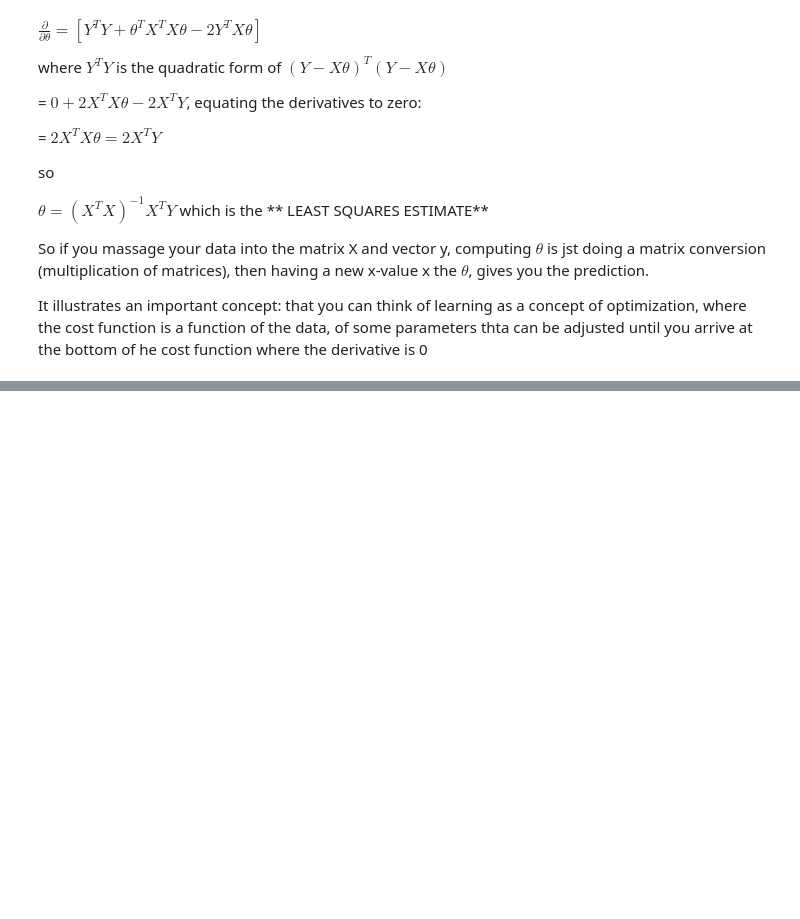
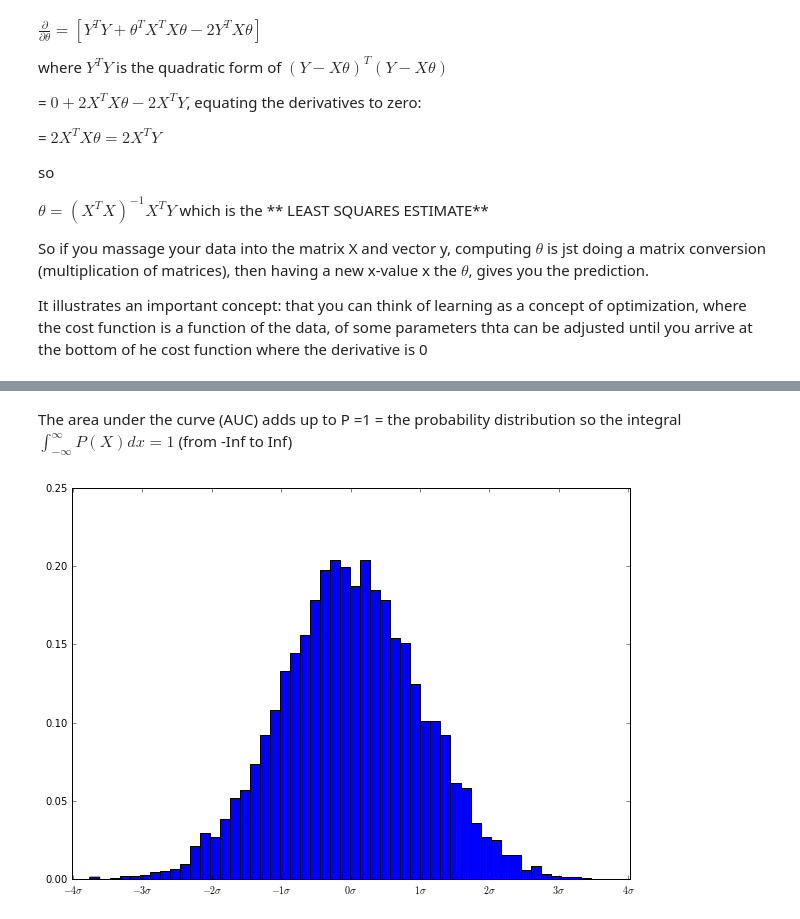
Before and after one commit to rmania/datascience, a Jupyter notebook: ubc_ml/Linear_prediction.ipynb, the cells around one changed output, grey strips where cells are left out. Drawn from its saved outputs; the diff is of its cells as text; code cells hidden in the pictures; blank space fills up the shorter version.

```diff
--- a/ubc_ml/Linear_prediction.ipynb
+++ b/ubc_ml/Linear_prediction.ipynb
@@ -207,0 +201,16 @@ for row in matrix_addition:
+# %% [markdown]
+The area under the curve (AUC) adds up to P =1 = the probability distribution so the integral $\int_{-\infty}^{\infty} P(X) dx = 1$ (from -Inf to Inf)
+# %%
+# to plot some random data from a normal distribution
+from scipy.stats import norm
+fig, ax = plt.subplots(figsize=[10,7])
+
+x = np.random.normal(4, 2, 10000) # mu =4 and sigma=2
+mean, sigma = np.mean(x), np.std(x)
+x -= mean
+
+ax.hist(x, bins=50, normed=True, label="data")
+ax.set(xticks = np.arange(-4*sigma, 4.1 * sigma, sigma),
+       xticklabels=[r"${} \sigma$".format(i) for i in range(-4,5)]);
+# %% [output]
+[figure, added]
```
Also changed, not shown: parts of 45 cells of this notebook.
